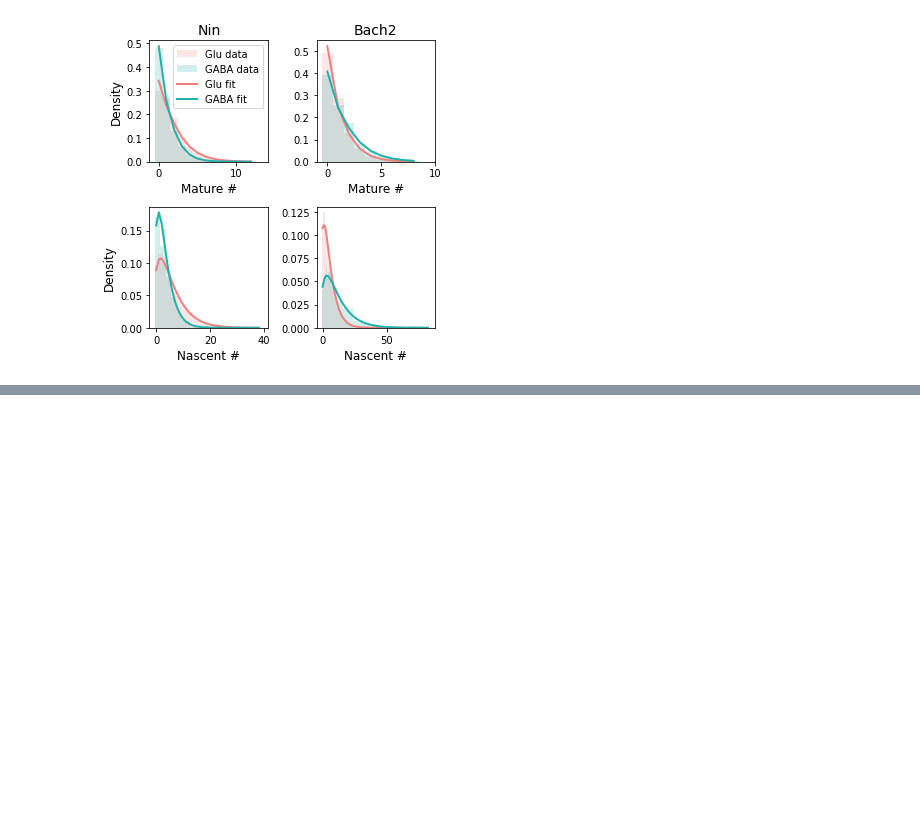
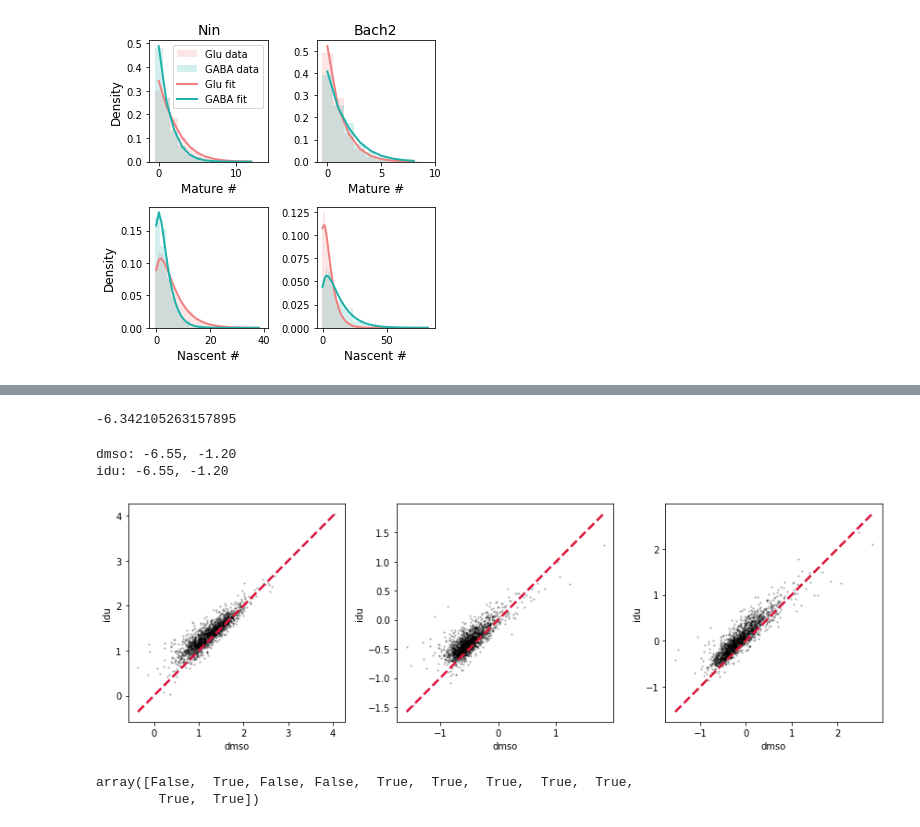
Before and after one commit to pachterlab/monod_examples, a Jupyter notebook: manuscript_computation/gg230328_diffexp.ipynb, the cells around one changed output, grey strips where cells are left out. Saved outputs shown, nothing was run; the diff lists cells and outputs as text; code cells hidden in the pictures; blank space fills up the shorter version.

```diff
--- a/manuscript_computation/gg230328_diffexp.ipynb
+++ b/manuscript_computation/gg230328_diffexp.ipynb
@@ -373,0 +413,4 @@ sr_arr_allen[1].regressor_optimum.shape
+# %%
+sr_arr[k].samp_optimum[0]
+# %% [output]
+-6.342105263157895
@@ -373,0 +419,27 @@ sr_arr_allen[1].regressor_optimum.shape
+# %%
+for k in range(2):
+    sr_arr[k].set_sampling_optimum(arbitrary_v2_ind)
+    _=sr_arr[k].chisquare_testing(sd_arr[k],threshold=0.01)
+
+# sr_arr[0].set_sampling_optimum(arbitrary_v2_ind)
+# sr_arr
+# %%
+fig1,ax1 = plt.subplots(1,3,figsize=(12,4))
+
+print('dmso: {:.2f}, {:.2f}'.format(*sr_arr[0].samp_optimum))
+
+print('idu: {:.2f}, {:.2f}'.format(*sr_arr[1].samp_optimum))
+gf_rej = (~sr_arr[1].rejected_genes)&(~sr_arr[0].rejected_genes)
+for j in range(3):
+    x = sr_arr[0].phys_optimum[gf_rej,j]
+    y = sr_arr[1].phys_optimum[gf_rej,j]
+    ax1[j].scatter(x,y,2,'k',alpha=0.2)
+    xl = np.linspace(min(x),max(x))
+    ax1[j].plot(xl,xl,'--',color='crimson',linewidth=2.5)
+    ax1[j].set_xlabel('dmso')
+    ax1[j].set_ylabel('idu')
+fig1.tight_layout()
+# %% [output]
+dmso: -6.55, -1.20
+idu: -6.55, -1.20
+[figure, added]
@@ -373,0 +459,5 @@ sr_arr_allen[1].regressor_optimum.shape
+# %%
+gf_rej[marker_inds]
+# %% [output]
+array([False,  True, False, False,  True,  True,  True,  True,  True,
+        True,  True])
```
Also changed, not shown: parts of 31 cells of this notebook, 9 other files.
